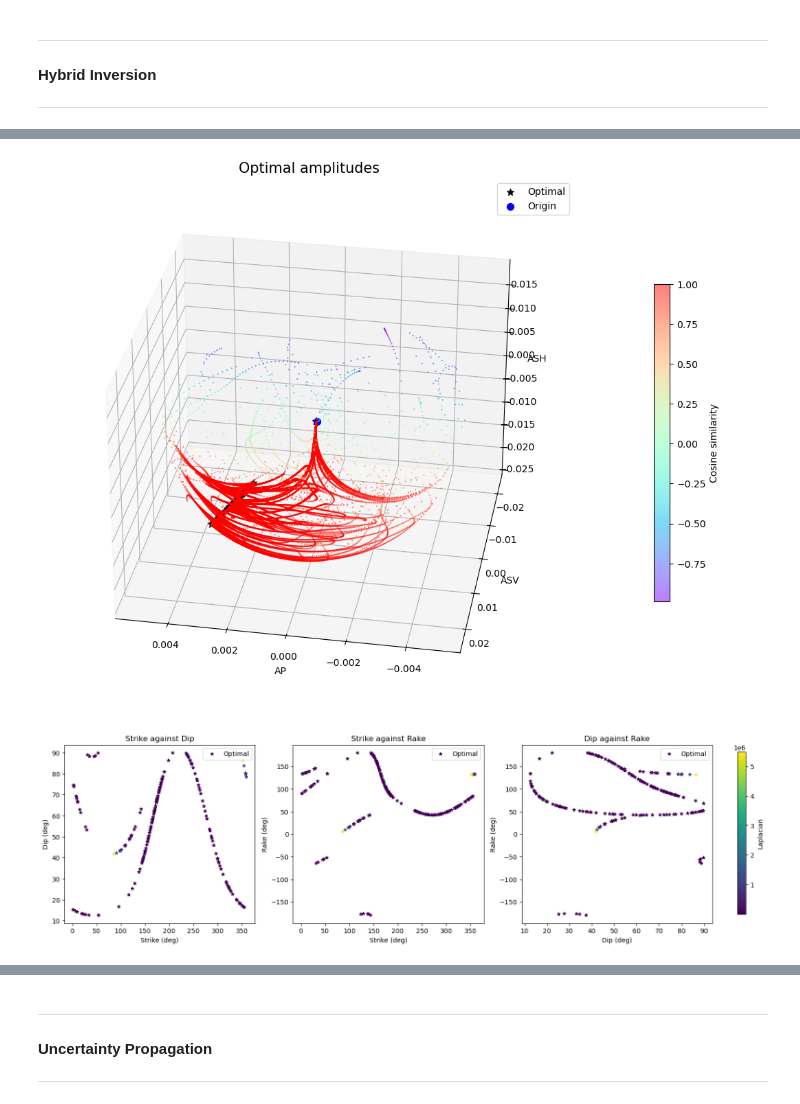
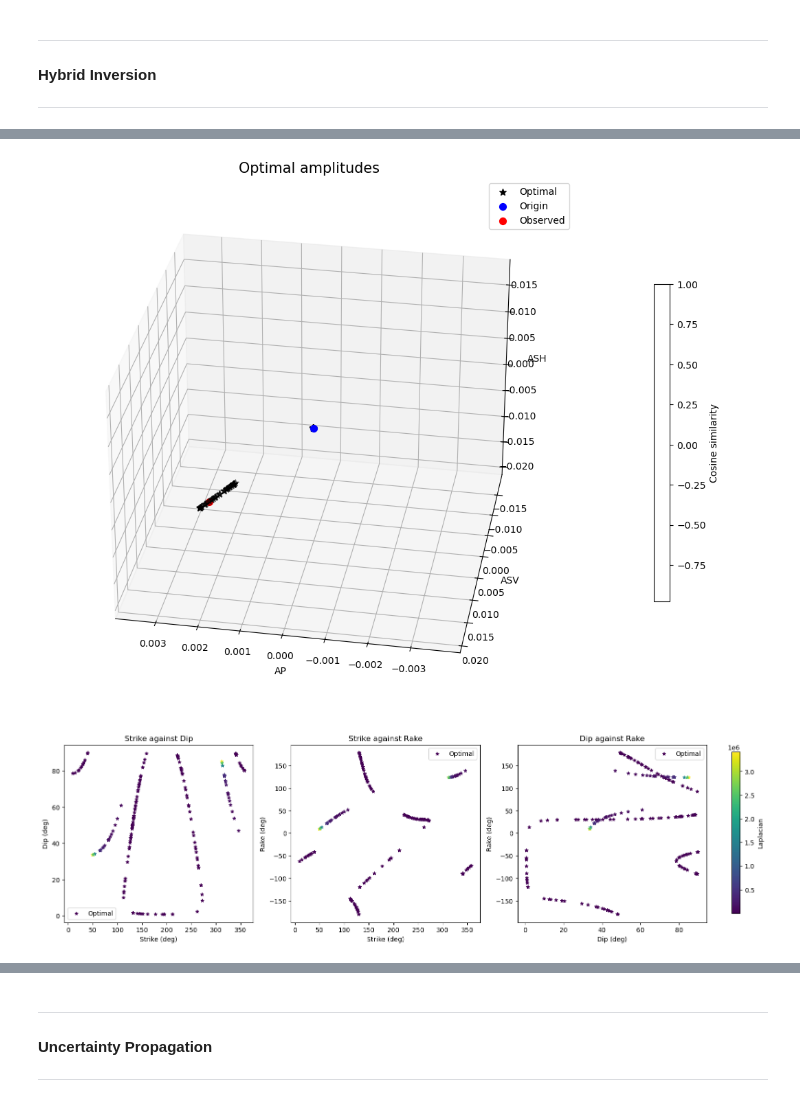
Before and after one commit to victoragaba/SURG-Mars, a Jupyter notebook: project/notebooks/uganda.ipynb, the cells around one changed output, grey strips where cells are left out. Saved outputs shown, nothing was run; the diff lists cells and outputs as text; code cells hidden in the pictures.

```diff
--- a/project/notebooks/uganda.ipynb
+++ b/project/notebooks/uganda.ipynb
@@ -65,3 +65,8 @@ print(data.head())
 4       40100.0       45400.0
 
 [5 rows x 41 columns]
+# %%
+# velocity model
+velocity_path = '../data/IASP91_IDV.csv'
+velocity_model = pd.read_csv(velocity_path, header=1)
+print(velocity_model.head())
@@ -70,7 +82,7 @@ print(data.head())
 #### Source Mechanism
 ***
 # %%
-idx = 8
+idx = 0
 
 # # BUG: fix model.filter_outliers
 # # maybe don't use a statistical threshold
@@ -81,14 +93,25 @@ idx = 8
 az_type = 'BHR'
 azimuth = data.iloc[idx][f'Azimuth: {az_type}']
 wave_types = ['P', 'S']
-takeoff_angles = [data.iloc[idx][f'Takeoff: {wave_type}n'] for wave_type in wave_types]
-velocities = np.array([5.80, 3.46])
+takeoff_angles = [data.iloc[idx][f'Takeoff: {wave_type}n']
+                  for wave_type in wave_types]
+
+# find in velocity model where depth is closest to depth
+event_depth = data.iloc[idx]['Depth']
+ref_depth_col = 'Depth[unit="km"]'
+ref_depths = velocity_model[ref_depth_col]
+ref_depth_idx = np.abs(ref_depths - event_depth).idxmin()
+columns = ['Vp[unit="km/s"]', 'Vs[unit="km/s"]']
+ref_depth = velocity_model.iloc[ref_depth_idx]
+velocities = ref_depth[columns].values
 
 # need to correct for measurement stuff
-amp_type = 'Raw'
+amp_filter = 'Raw'
 amps = ['P', 'SV', 'SH']
-Ao = np.array([data.iloc[idx][f'{amp_type}: {amp}'] for amp in amps])
-Uo = np.array([data.iloc[idx][f'{amp_type}: {amp} error'] for amp in amps])
+response = 1e7
+frequency = 3.5
+Ao = np.array([data.iloc[idx][f'{amp_filter}: {amp}'] for amp in amps])/(response*frequency)
+Uo = np.array([data.iloc[idx][f'{amp_filter}: {amp} error'] for amp in amps])
 # %% [markdown]
 ***
 #### Hybrid Inversion
@@ -162,15 +185,17 @@ plots.beachballs(inv_model, central=True, order_by='strike')
 # %%
 # amplitude plot
-plots.amplitudes(inv_model, azim=100, elev=30, s=50, alpha=0.5, iterates=True, observed=False)
+# TODO: include marker at origin
+plots.amplitudes(inv_model, azim=100, elev=30, s=50, alpha=0, iterates=True,
+                 observed=True)
 # %% [output]
-[figure, old version]
+[figure, new version]
 # %%
 # iterate plot - sdr space
 plots.iterates_2D(inv_model, s=25, optimal=True, index=2, cmap='viridis')
 # plots.iterates_2D(inv_model, s=1, optimal=False, index=0)
 # plots.iterates_2D(inv_model, s=1, optimal=False, index=1)
 # %% [output]
-[figure, old version]
+[figure, new version]
 # %%
 # optimal plot - tp space, collapse to central
 plots.tp_axes(inv_model, azim=-20, elev=15, half=False, central=False)
```
Also changed, not shown: parts of 8 cells of this notebook, 3 other files.
